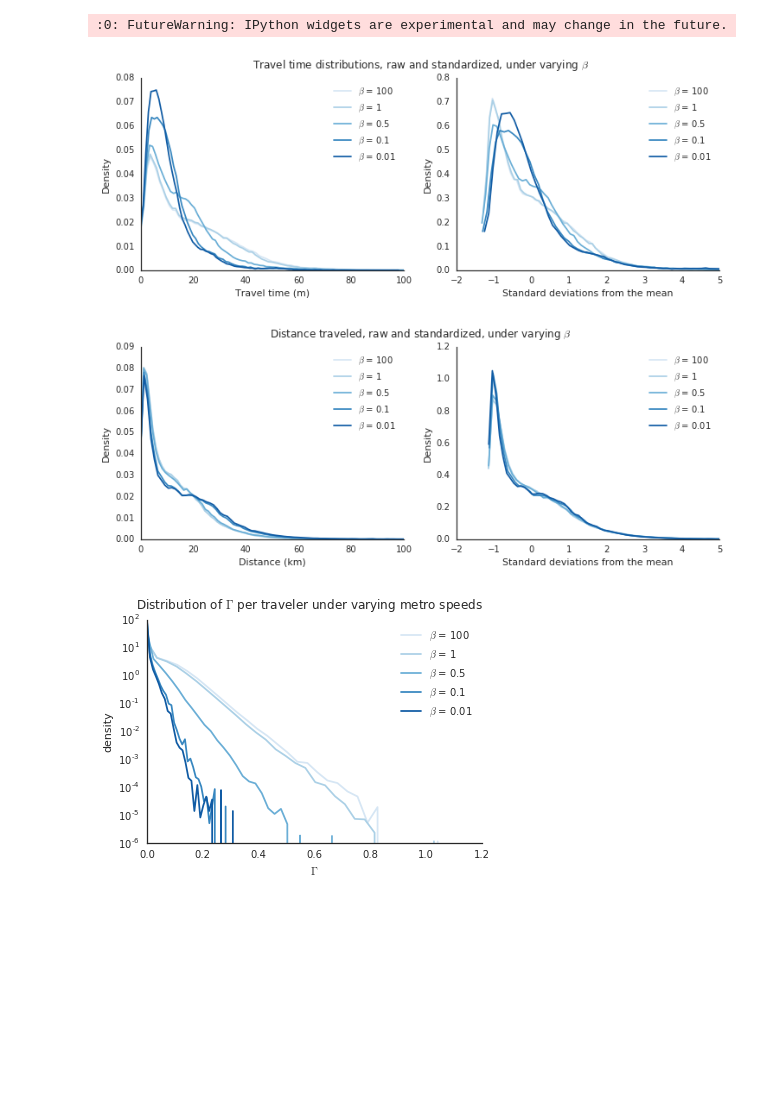
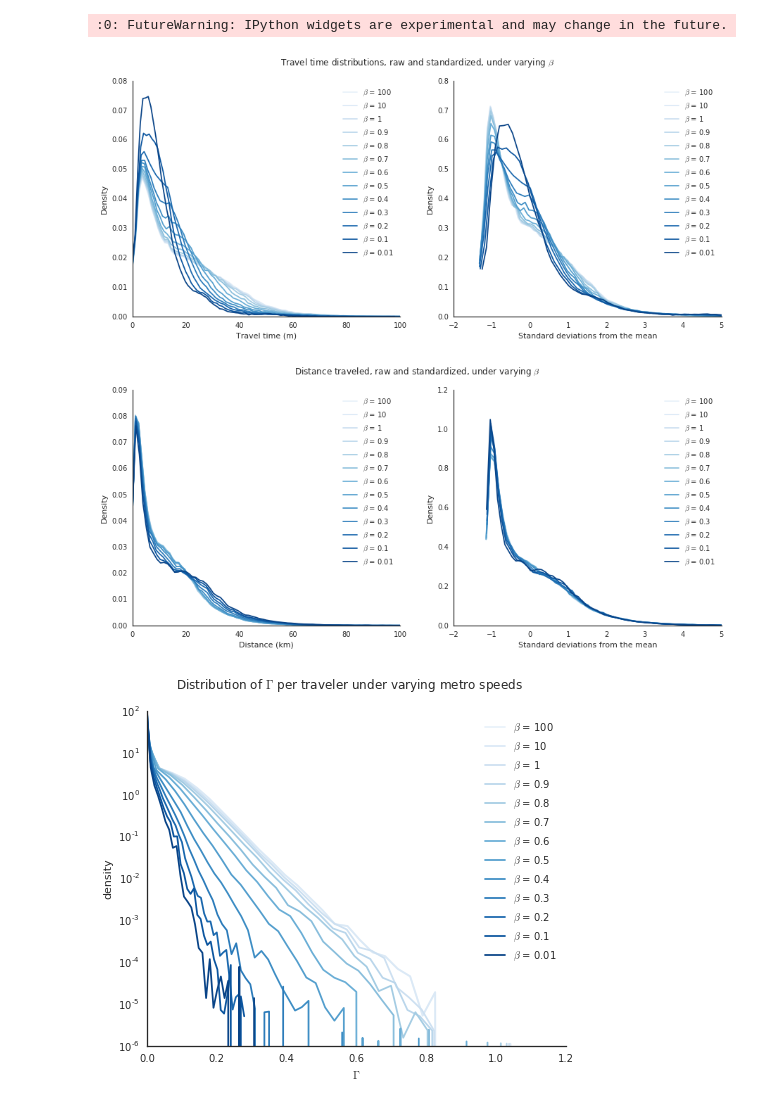
Before and after one commit to PhilChodrow/riyadh_multiplex, a Jupyter notebook: FIGS_mx_route.ipynb, the cells around one changed output. Drawn from its saved outputs; the diff is of its cells as text; code cells hidden in the pictures; blank space fills up the shorter version.

```diff
--- a/FIGS_mx_route.ipynb
+++ b/FIGS_mx_route.ipynb
@@ -22,41 +22,41 @@ pylab.rcParams['savefig.dpi'] = 72 # should be ~300 for final figs
 # %% [output]
 :0: FutureWarning: IPython widgets are experimental and may change in the future.
 # %%
-betas = [100, 1, 0.5, 0.1, 0.01]
+betas = betas = [100, 10, 1, .9, .8, .7, .6, .5, .4, .3, .2, .1, .01]
 sns.set_style("white")
 sns.set_palette(sns.color_palette("Blues", len(betas)))
 current_palette = sns.color_palette()
 # %%
-fig = plt.figure(figsize = (12,4))
+fig = plt.figure(figsize = (15,6))
 ax1 = fig.add_subplot(121)
 ax2 = fig.add_subplot(122)
 
 i = 0
 for beta in betas:
     df = pd.read_csv('3_throughput/route_info_' + str(beta) + '.csv')
     viz.weighted_hist(ax = ax1,
                       measure = df.congested_time_m,
                       weights = df.flow,
                       label = r'$\beta$ = ' + str(beta),
                       standardized = False)
     viz.weighted_hist(ax = ax2,
                       measure = df.congested_time_m,
                       weights = df.flow,
                       label = r'$\beta$ = ' + str(beta),
                       standardized = True)
     i += 1
 
 ax1.legend()
 ax2.legend()
 ax1.set(xlim = (0,100), xlabel = 'Travel time (m)', ylabel = 'Density')
 ax2.set(xlim = (-2, 5), xlabel = 'Standard deviations from the mean', ylabel = 'Density')
 sns.despine()
 fig.suptitle(r'Travel time distributions, raw and standardized, under varying $\beta$')
 plt.savefig('4_figs/travel_time_distributions.png')
 # %% [output]
-[figure, old version]
+[figure, new version]
 # %%
-fig = plt.figure(figsize = (12,4))
+fig = plt.figure(figsize = (15,6))
 ax1 = fig.add_subplot(121)
 ax2 = fig.add_subplot(122)
 
@@ -83,9 +83,9 @@ sns.despine()
 fig.suptitle(r'Distance traveled, raw and standardized, under varying $\beta$')
 plt.savefig('4_figs/travel_distance_distributions.png')
 # %% [output]
-[figure, old version]
+[figure, new version]
 # %%
-fig = plt.figure(figsize = (6,4))
+fig = plt.figure(figsize = (7.5,6))
 ax1 = fig.add_subplot(111)
 
 i = 0
@@ -111,5 +111,5 @@ sns.despine()
 
 plt.savefig('4_figs/gamma_dist.png')
 # %% [output]
-[figure, old version]
+[figure, new version]
 # %%
```
Also changed, not shown: parts of 5 cells of this notebook.
